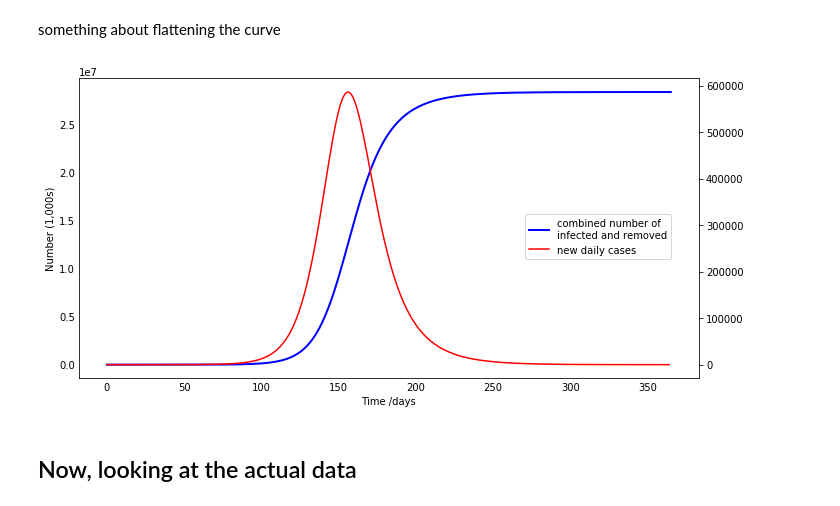
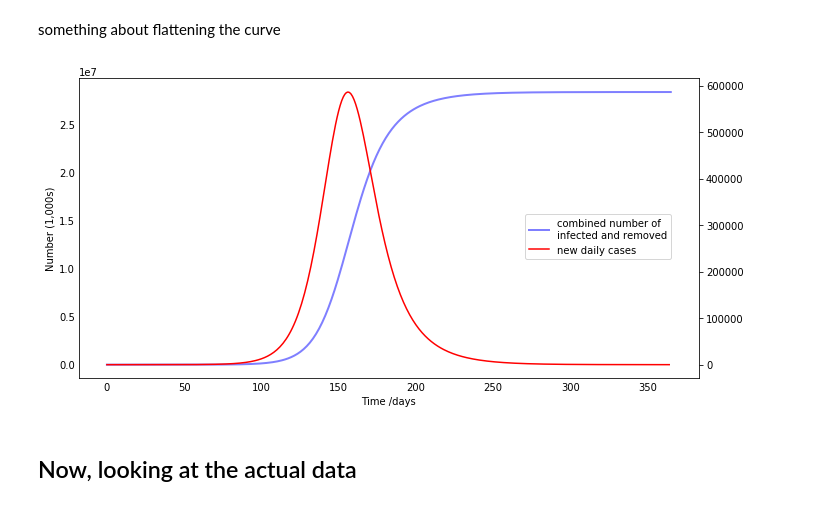
Before and after one commit to ericphamhung/covid-19, a Jupyter notebook: Main-ncov.ipynb, the cells around one changed output. Cells and saved outputs as stored; diff of their text form; code cells hidden in the pictures.

```diff
--- a/Main-ncov.ipynb
+++ b/Main-ncov.ipynb
@@ -94,9 +94,9 @@ S, I, R = ret.T
 fig = plt.figure(facecolor='w',figsize=(10, 6))
 ax = fig.add_subplot(111, axisbelow=True)
 ax.plot(t, S/1000, 'k', alpha=0.5, lw=2, label='Susceptible')
-ax.plot(t, I/1000, 'r', alpha=0.5, lw=2, label='Actively infectious')
+ax.plot(t, I/1000, 'y', alpha=0.5, lw=2, label='Actively infectious')
 ax.plot(t, R/1000, 'b', alpha=0.5, lw=2, label='Recovered with immunity \n or died')
-ax.set_xlabel('Time /days')
+ax.set_xlabel('Time (days)')
 ax.set_ylabel('Number of cases')
 # ax.set_ylim(0,1.2)
 ax.yaxis.set_tick_params(length=0)
@@ -133,14 +133,18 @@ for rnot in rnot_list:
 
 
     # Plot the data on three separate curves for I(t)
-    plt.plot(t, I/1000, 'r', alpha=rnot/10, lw=2, label='rnot of {}'.format(rnot))
+    plt.plot(t, I/1000, 'y', alpha=rnot/10, lw=2, label='rnot of {}'.format(rnot))
     plt.xlabel('Time /days')
     plt.ylabel('Number of people actively infectious')
+    plt.fill_between(t, I/1000, color='y', alpha = rnot/10 )
 
 
 plt.axhline(y=8000, label='maximum health system capacity', c='g')
+
+
 plt.legend()
 plt.tight_layout()
+
 
 plt.savefig('./figures/figure2.png', dpi=300)
 
@@ -152,34 +156,34 @@ something about flattening the curve
 # %%
 # Plot the data on three separate curves for S(t), I(t) and R(t)
 
 fig = plt.figure(facecolor='w',figsize=(10, 5))
 ax = fig.add_subplot(111, axisbelow=True)
-ax.plot(t, I+R, 'b', alpha=1, lw=2, label='combined number of \ninfected and removed')
+ax.plot(t, I+R, 'b', alpha=0.5, lw=2, label='combined number of \ninfected and removed')
 # ax.plot(t, S, 'g', alpha=0.5, lw=2, label='S')
 # ax.plot(t, R/1000, 'g', alpha=0.5, lw=2, label='Recovered with immunity \n or died')
 ax.set_xlabel('Time /days')
 ax.set_ylabel('Number (1,000s)')
 # ax.set_ylim(0,1.2)
 ax.yaxis.set_tick_params(length=0)
 ax.xaxis.set_tick_params(length=0)
 ax.grid(b=True, which='major', c='w', lw=2, ls='-')
 for spine in ('top', 'right', 'bottom', 'left'):
     ax.spines[spine].set_visible(False)
 
 
 y = I + R
 y_i = np.gradient(y)
 
 ax2 = ax.twinx()
 ax2.plot(y_i, c='r', label='new daily cases')
 fig.legend(borderaxespad=8, loc='right')
 plt.tight_layout()
 
 plt.savefig('./figures/figure3.png', dpi=300)
 
 # plt.show()
 # %% [output]
-[figure, old version]
+[figure, new version]
 # %% [markdown]
 
 ## Now, looking at the actual data
```
Also changed, not shown: parts of 11 cells of this notebook, 26 other files.
